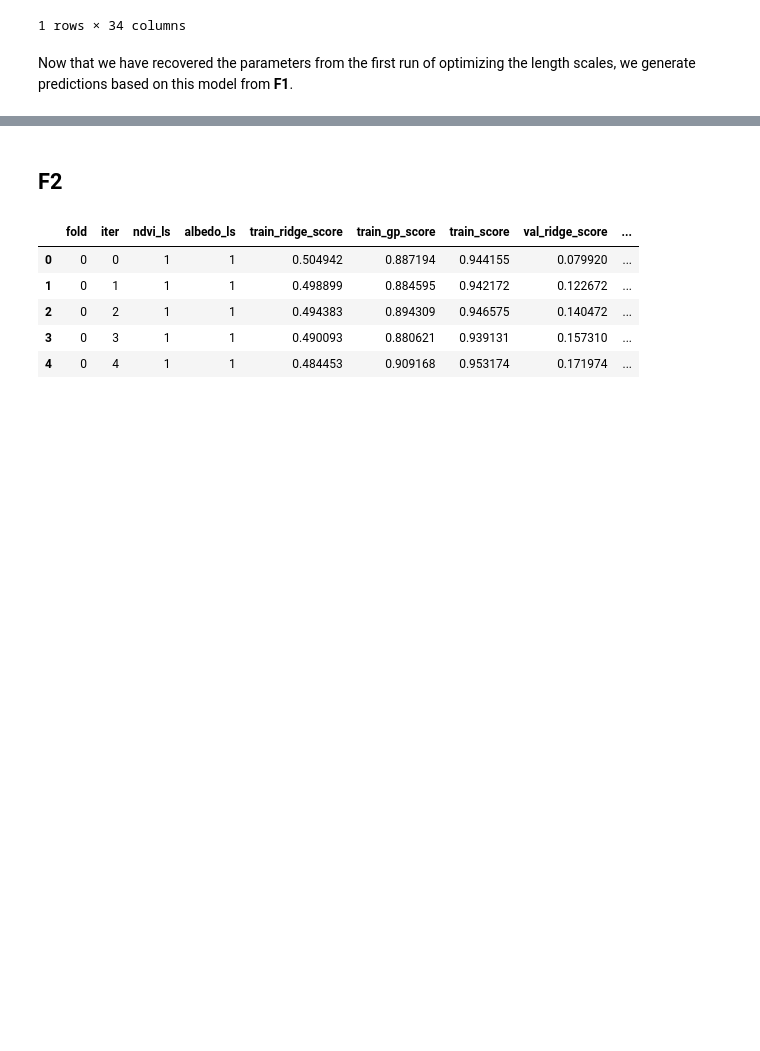
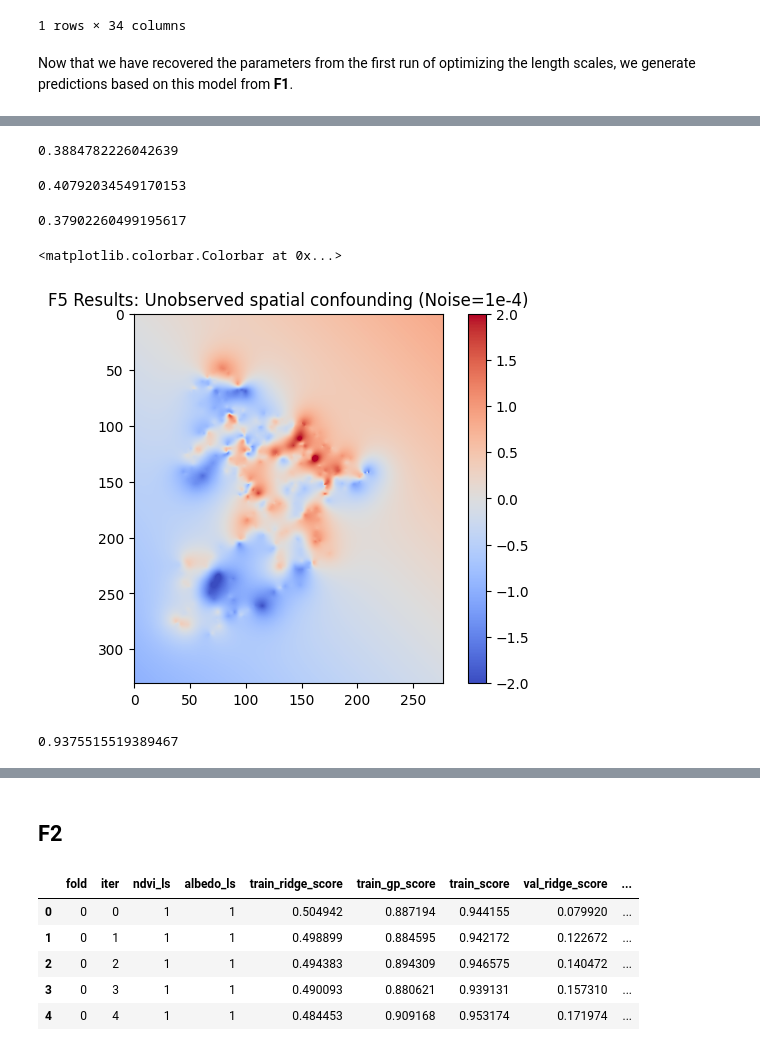
Before and after one commit to edrian-liao/uhi-causal-model, a Jupyter notebook: notebooks/gpr_viz.ipynb, the cells around one changed output, grey strips where cells are left out. Cells and saved outputs as stored; diff of their text form; code cells hidden in the pictures; blank space fills up the shorter version.

```diff
--- a/notebooks/gpr_viz.ipynb
+++ b/notebooks/gpr_viz.ipynb
@@ -187,0 +388,3 @@ r2_score(y_train, preds + U)
+# %%
+U = gpr.predict(coords)
+print(r2_score(y_train, preds+U))
@@ -187,0 +397,5 @@ r2_score(y_train, preds + U)
+# %%
+ndvi_ls = 17
+albedo_ls = 4
+l2_alpha = 10
+noise = 0.1 # noise
@@ -187,0 +418,28 @@ r2_score(y_train, preds + U)
+# %%
+ridge_y = y_train
+current_score = 1
+for i in range(20):
+    print("iteration ", i)
+    lm = Ridge(alpha=l2_alpha, fit_intercept=False).fit(x_train, ridge_y)
+    preds = lm.predict(x_train)
+
+    print("\t Ridge R2 score: ", r2_score(y_train, preds))
+    if r2_score(y_train, preds) > current_score:
+        break
+    current_score = r2_score(y_train, preds)
+    coords = data.coords
+
+    residuals = y_train - preds
+
+    N = 1000
+    sample_idx = np.random.choice(np.arange(coords.shape[0]), N, replace=False)
+    sample_points = coords[sample_idx, :]
+    sample_residuals = residuals[sample_idx]
+
+    kernel = (kernels.ConstantKernel(0.5, 'fixed')*kernels.Matern(length_scale=115, nu=0.5, length_scale_bounds='fixed')+ kernels.ConstantKernel(3e-7, 'fixed')*kernels.DotProduct(0.1, 'fixed'))
+    gpr = GaussianProcessRegressor(kernel = kernel, alpha=noise, random_state=100, n_restarts_optimizer=10)
+
+    gpr.fit(sample_points, sample_residuals)
+
+    U = gpr.predict(coords)
+    ridge_y = y_train - U
@@ -187,0 +464,26 @@ r2_score(y_train, preds + U)
+# %%
+print(lm.score(x_train, y_train)) # Noise = 1e-4
+# %% [output]
+0.3884782226042639
+# %%
+print(lm.score(x_train, y_train)) # Noise = 1e-2
+# %% [output]
+0.40792034549170153
+# %%
+print(lm.score(x_train, y_train)) # Noise = 0.1
+# %% [output]
+0.37902260499195617
+# %%
+# Noise = 1e-4
+U = gpr.predict(all_coords)
+plt.imshow(U.reshape(x_downsample.shape).T, cmap='coolwarm', vmin=-2, vmax=2)
+plt.title("F5 Results: Unobserved spatial confounding (Noise=1e-4)")
+plt.colorbar()
+# %% [output]
+<matplotlib.colorbar.Colorbar at 0x...>
+[figure, added]
+# %%
+U = gpr.predict(coords)
+print(r2_score(y_train, preds+U))
+# %% [output]
+0.9375515519389467
```
Also changed, not shown: parts of 35 cells of this notebook, 6 other files.
